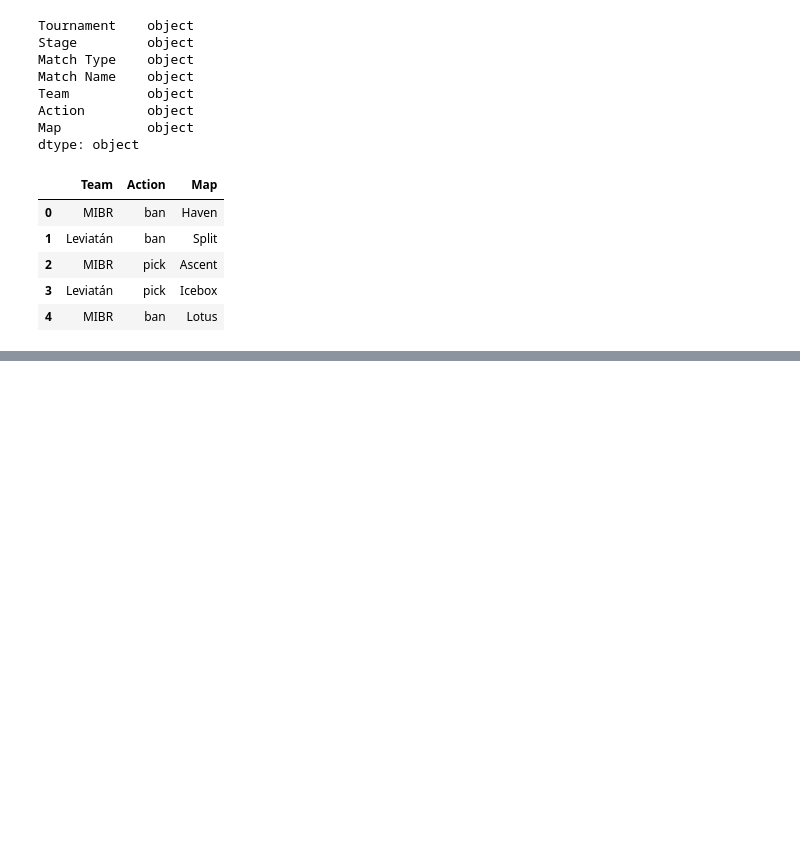
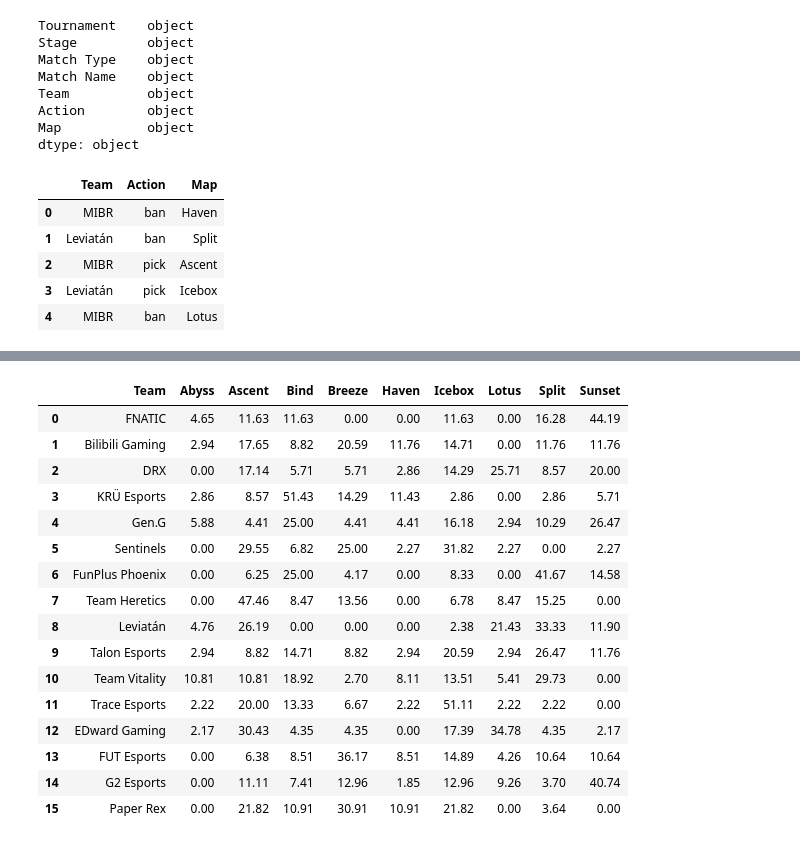
Before and after one commit to danielAcl9/valorantChampions2024DataAnalysis, a Jupyter notebook: notebooks/draft_phase_analysis.ipynb, the cells around one changed output, grey strips where cells are left out. Drawn from its saved outputs; the diff is of its cells as text; code cells hidden in the pictures; blank space fills up the shorter version.

```diff
--- a/notebooks/draft_phase_analysis.ipynb
+++ b/notebooks/draft_phase_analysis.ipynb
@@ -136,0 +153,27 @@ action_counts
+# %%
+df_team_bans = pd.DataFrame()
+
+df_team_bans['Team'] = participating_teams
+for team in participating_teams:
+    for map_name in maps_list:
+        df_team_bans.loc[df_team_picks['Team'] == team, map_name] = map_ban_rate.get((team, map_name), 0)
+
+df_team_bans
+# %% [output]
+|  | Team | Abyss | Ascent | Bind | Breeze | Haven | Icebox | Lotus | Split | Sunset |
+| 0 | FNATIC | 4.65 | 11.63 | 11.63 | 0.00 | 0.00 | 11.63 | 0.00 | 16.28 | 44.19 |
+| 1 | Bilibili Gaming | 2.94 | 17.65 | 8.82 | 20.59 | 11.76 | 14.71 | 0.00 | 11.76 | 11.76 |
+| 2 | DRX | 0.00 | 17.14 | 5.71 | 5.71 | 2.86 | 14.29 | 25.71 | 8.57 | 20.00 |
+| 3 | KRÜ Esports | 2.86 | 8.57 | 51.43 | 14.29 | 11.43 | 2.86 | 0.00 | 2.86 | 5.71 |
+| 4 | Gen.G | 5.88 | 4.41 | 25.00 | 4.41 | 4.41 | 16.18 | 2.94 | 10.29 | 26.47 |
+| 5 | Sentinels | 0.00 | 29.55 | 6.82 | 25.00 | 2.27 | 31.82 | 2.27 | 0.00 | 2.27 |
+| 6 | FunPlus Phoenix | 0.00 | 6.25 | 25.00 | 4.17 | 0.00 | 8.33 | 0.00 | 41.67 | 14.58 |
+| 7 | Team Heretics | 0.00 | 47.46 | 8.47 | 13.56 | 0.00 | 6.78 | 8.47 | 15.25 | 0.00 |
+| 8 | Leviatán | 4.76 | 26.19 | 0.00 | 0.00 | 0.00 | 2.38 | 21.43 | 33.33 | 11.90 |
+| 9 | Talon Esports | 2.94 | 8.82 | 14.71 | 8.82 | 2.94 | 20.59 | 2.94 | 26.47 | 11.76 |
+| 10 | Team Vitality | 10.81 | 10.81 | 18.92 | 2.70 | 8.11 | 13.51 | 5.41 | 29.73 | 0.00 |
+| 11 | Trace Esports | 2.22 | 20.00 | 13.33 | 6.67 | 2.22 | 51.11 | 2.22 | 2.22 | 0.00 |
+| 12 | EDward Gaming | 2.17 | 30.43 | 4.35 | 4.35 | 0.00 | 17.39 | 34.78 | 4.35 | 2.17 |
+| 13 | FUT Esports | 0.00 | 6.38 | 8.51 | 36.17 | 8.51 | 14.89 | 4.26 | 10.64 | 10.64 |
+| 14 | G2 Esports | 0.00 | 11.11 | 7.41 | 12.96 | 1.85 | 12.96 | 9.26 | 3.70 | 40.74 |
+| 15 | Paper Rex | 0.00 | 21.82 | 10.91 | 30.91 | 10.91 | 21.82 | 0.00 | 3.64 | 0.00 |
```
Also changed, not shown: parts of 8 cells of this notebook, 6 other files.
